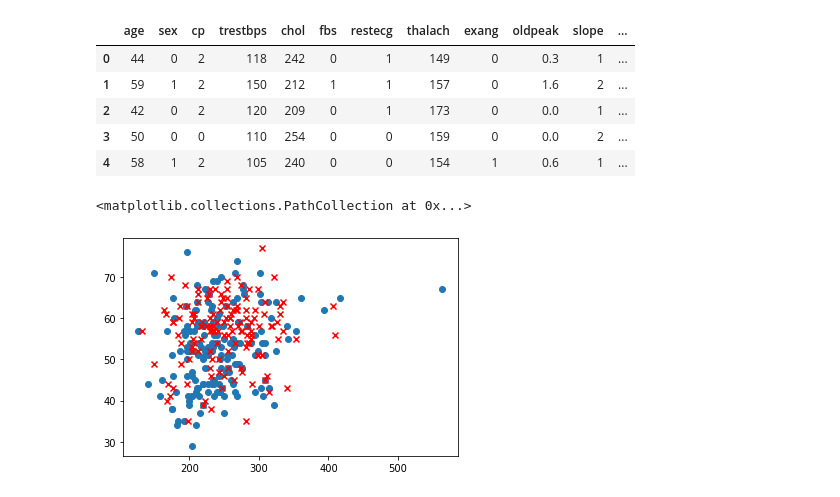
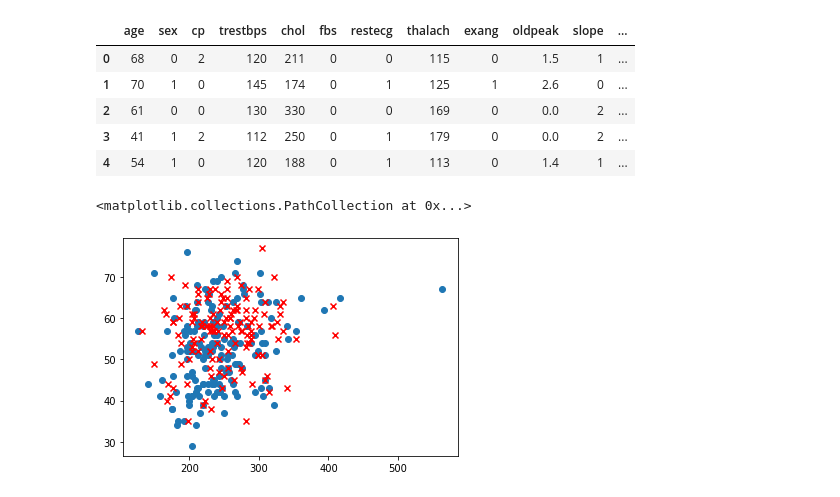
Before and after one commit to SherryS997/titanic-ds-nnFromScratch, a Jupyter notebook: heart.ipynb, the cells around one changed output. Drawn from its saved outputs; the diff is of its cells as text; code cells hidden in the pictures.

```diff
--- a/heart.ipynb
+++ b/heart.ipynb
@@ -5,17 +5,17 @@ import algos.shallow_nn as shallow_nn
 import algos.logistic_regression as logistic_regression
 import pylab as plt
 # %%
-data = pd.read_csv("datasets/heart.csv")
+data = pd.read_csv("datasets/heart/heart.csv")
 data = data.sample(frac=1).reset_index(drop=True)
 
 data.head()
 # %% [output]
 |  | age | sex | cp | trestbps | chol | fbs | restecg | thalach | exang | oldpeak | slope | ... |
-| 0 | 44 | 0 | 2 | 118 | 242 | 0 | 1 | 149 | 0 | 0.3 | 1 | ... |
-| 1 | 59 | 1 | 2 | 150 | 212 | 1 | 1 | 157 | 0 | 1.6 | 2 | ... |
-| 2 | 42 | 0 | 2 | 120 | 209 | 0 | 1 | 173 | 0 | 0.0 | 1 | ... |
-| 3 | 50 | 0 | 0 | 110 | 254 | 0 | 0 | 159 | 0 | 0.0 | 2 | ... |
-| 4 | 58 | 1 | 2 | 105 | 240 | 0 | 0 | 154 | 1 | 0.6 | 1 | ... |
+| 0 | 68 | 0 | 2 | 120 | 211 | 0 | 0 | 115 | 0 | 1.5 | 1 | ... |
+| 1 | 70 | 1 | 0 | 145 | 174 | 0 | 1 | 125 | 1 | 2.6 | 0 | ... |
+| 2 | 61 | 0 | 0 | 130 | 330 | 0 | 0 | 169 | 0 | 0.0 | 2 | ... |
+| 3 | 41 | 1 | 2 | 112 | 250 | 0 | 1 | 179 | 0 | 0.0 | 2 | ... |
+| 4 | 54 | 1 | 0 | 120 | 188 | 0 | 1 | 113 | 0 | 1.4 | 1 | ... |
 # %%
 plt.scatter(data[data.target == 1]["chol"], data[data.target == 1]["age"], marker="o")
 
```
Also changed, not shown: parts of 2 cells of this notebook.
